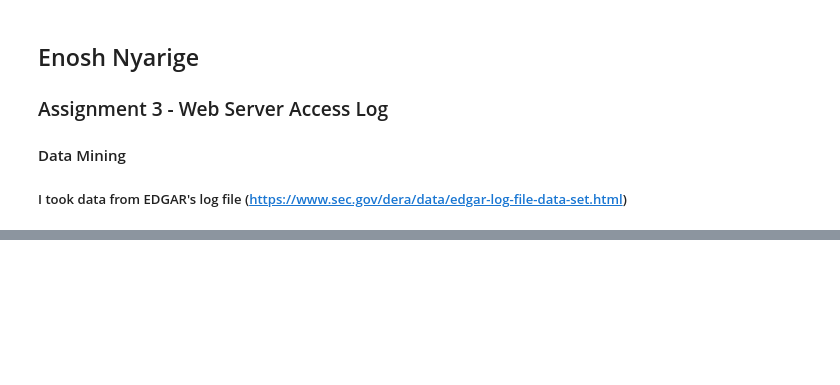
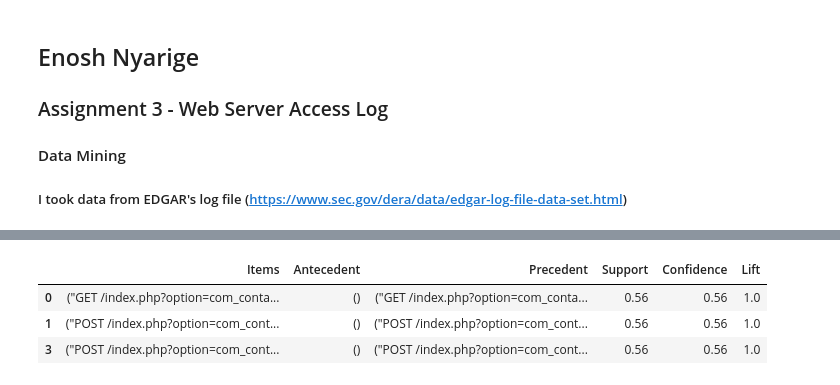
Before and after one commit to EnoshNyarige/assignment3-web-server-, a Jupyter notebook: web-server access log .ipynb, the cells around one changed output, grey strips where cells are left out. Drawn from its saved outputs; the diff is of its cells as text; code cells hidden in the pictures; blank space fills up the shorter version.

```diff
--- a/web-server access log .ipynb
+++ b/web-server access log .ipynb
@@ -43,0 +265,16 @@ txt = pd.re
+# %%
+s_p=df[df['Support']>0.20].sort_values('Support',ascending=False)
+for i,items in df.iterrows():
+    # first index of the inner list
+    # Contains base item and add item
+#     pair = item[0]
+#     items = [x for x in pair]
+#     print(item[0])
+    print("Rule: " + str(items['Antecedent']) + " -> " + str(items['Precedent']))
+    #second index of the inner list
+    print("Support: " + str(items['Support']))
+    #third index of the list located at 0th
+    #of the third index of the inner list
+    print("Confidence: " + str(items['Confidence']))
+    print("Lift: " + str(items['Lift']))
+    print("=====================================")
@@ -43,0 +302,7 @@ txt = pd.re
+# %%
+s_p
+# %% [output]
+|  | Items | Antecedent | Precedent | Support | Confidence | Lift |
+| 0 | ("GET /index.php?option=com_conta... | () | ("GET /index.php?option=com_conta... | 0.56 | 0.56 | 1.0 |
+| 1 | ("POST /index.php?option=com_cont... | () | ("POST /index.php?option=com_cont... | 0.56 | 0.56 | 1.0 |
+| 3 | ("POST /index.php?option=com_cont... | () | ("POST /index.php?option=com_cont... | 0.56 | 0.56 | 1.0 |
```
Also changed, not shown: parts of 38 cells of this notebook.
